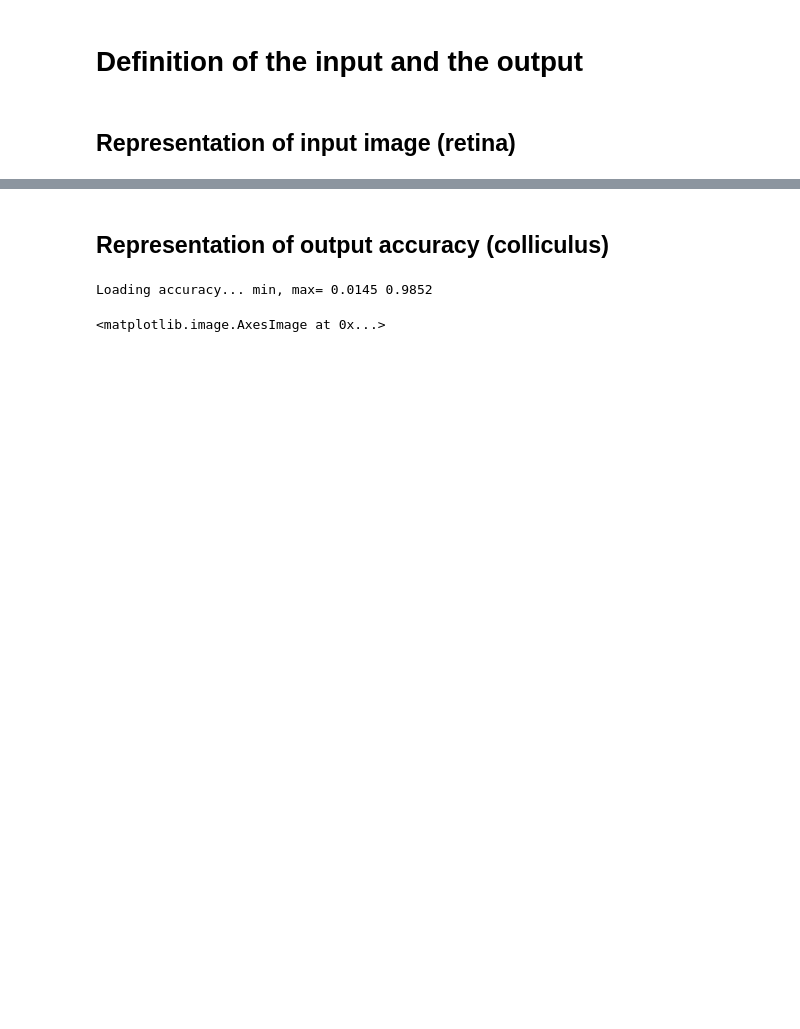
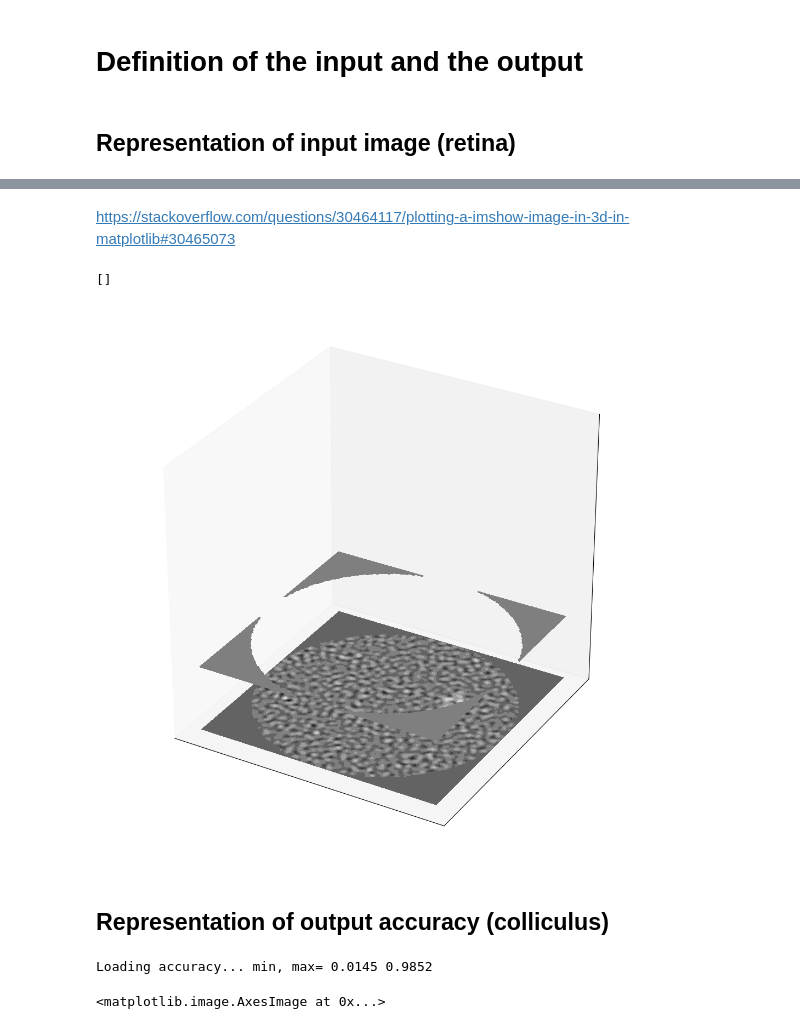
Before and after one commit to laurentperrinet/WhereIsMyMNIST, a Jupyter notebook: figures/2_methods.ipynb, the cells around one changed output, grey strips where cells are left out. Drawn from its saved outputs; the diff is of its cells as text; code cells hidden in the pictures; blank space fills up the shorter version.

```diff
--- a/figures/2_methods.ipynb
+++ b/figures/2_methods.ipynb
@@ -47,3 +159,38 @@ axs[1] = r.show(axs[1], r.retina_invert(data_retina))
+# %% [markdown]
+
+https://stackoverflow.com/questions/30464117/plotting-a-imshow-image-in-3d-in-matplotlib#30465073
+# %%
+import matplotlib.pyplot as plt
+from mpl_toolkits.mplot3d import Axes3D
+import numpy as np
+from matplotlib import cm
+
+X, Y = np.meshgrid(np.arange(128), np.arange(128))
+mask = np.ones_like(X) * .5
+mask[(X-64)**2 + (Y-64)**2 <64**2] *= np.nan
+
+# create the figure
+fig = plt.figure(figsize=(13, 13))
+
+# show the 3D rotated projection
+ax = fig.add_subplot(111, projection='3d')
+cset = ax.contourf(X, Y, data_fullfield, zdir='z', offset=0., cmap=cm.gray)
+cset = ax.contourf(X, Y, mask, zdir='z', offset=0.1, cmap=cm.gray, vmin=0., vmax=1.)
+#ax2.plot_surface(X, Y, data_fullfield, rstride=1, cstride=1, facecolors=plt.cm.gray(data_fullfield), shade=False)
+#ax2.imshow(X, Y, data_fullfield, rstride=1, cstride=1, facecolors=plt.cm.gray(data_fullfield), shade=False)
+ax.set_zlim((0.,.4))
+
+
+# Hide grid lines
+ax.grid(False)
+
+# Hide axes ticks
+ax.set_xticks([])
+ax.set_yticks([])
+ax.set_zticks([])
+# %% [output]
+[]
+[figure, added]
 # %% [markdown]
 ## Representation of output accuracy (colliculus)
 # %%
```
Also changed, not shown: parts of 17 cells of this notebook, 5 other files.
